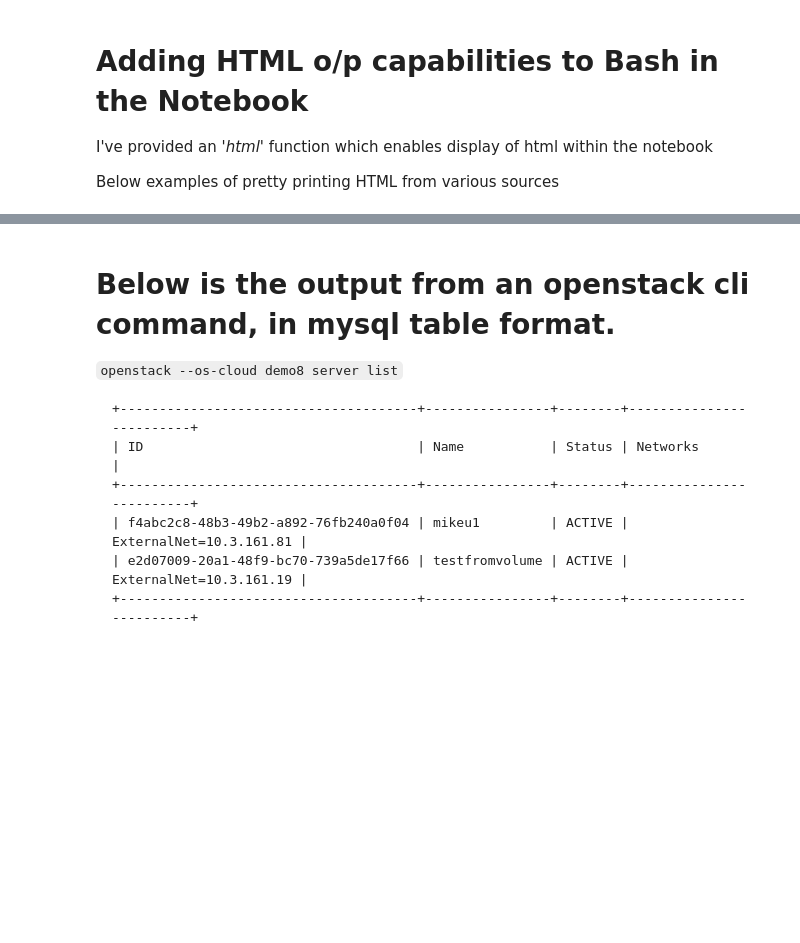
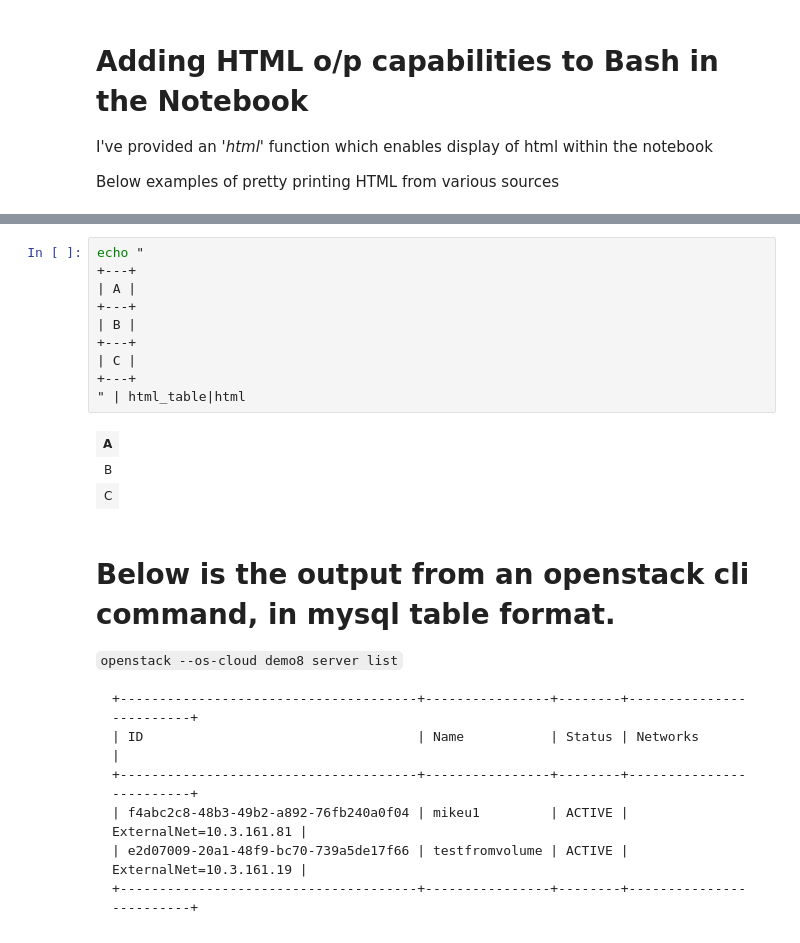
Before and after one commit to mjbright/jupyter-for-everything-else, a Jupyter notebook: Demos/Demo_Metakernel_Bash.ipynb, the cells around one changed output, grey strips where cells are left out. Drawn from its saved outputs; the diff is of its cells as text; blank space fills up the shorter version.

```diff
--- a/Demos/Demo_Metakernel_Bash.ipynb
+++ b/Demos/Demo_Metakernel_Bash.ipynb
@@ -26,3 +44,17 @@ echo "<h1>A table <!-- A comment --></h1>
+# %%
+echo "
++---+
+| A |
++---+
+| B |
++---+
+| C |
++---+
+" | html_table|html
+# %% [output]
+| A |
+| B |
+| C |
 # %% [markdown]
 # Below is the output from an openstack cli command, in mysql table format.
 
```
Also changed, not shown: parts of 33 cells of this notebook, 4 other files.
